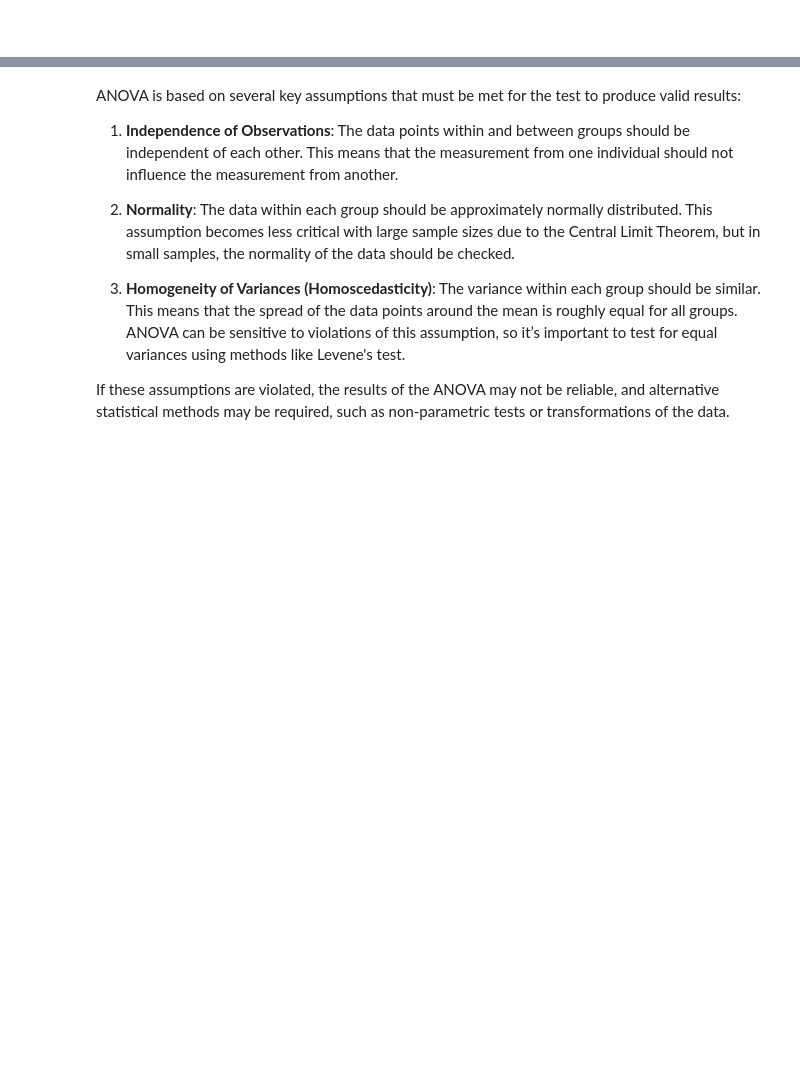
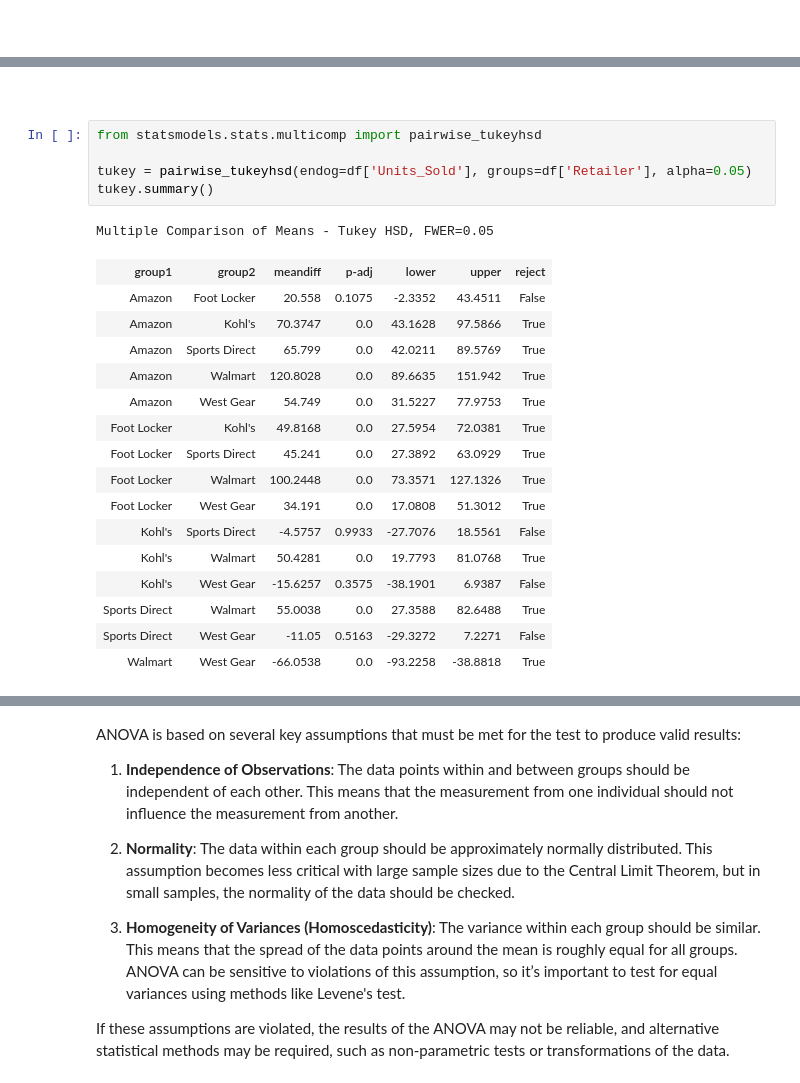
Before and after one commit to GrzegorzPus/Adidas-US-Sales-Analysis, a Jupyter notebook: ANOVA Analysis.ipynb, the cells around one changed output, grey strips where cells are left out. Drawn from its saved outputs; the diff is of its cells as text; blank space fills up the shorter version.

```diff
--- a/ANOVA Analysis.ipynb
+++ b/ANOVA Analysis.ipynb
@@ -40,0 +126,25 @@ Alternative Hypothesis (H₁): At least one group mean is different from the oth
+# %% [markdown]
+<br>
+# %%
+from statsmodels.stats.multicomp import pairwise_tukeyhsd
+
+tukey = pairwise_tukeyhsd(endog=df['Units_Sold'], groups=df['Retailer'], alpha=0.05)
+tukey.summary()
+# %% [output]
+Multiple Comparison of Means - Tukey HSD, FWER=0.05
+| group1 | group2 | meandiff | p-adj | lower | upper | reject |
+| Amazon | Foot Locker | 20.558 | 0.1075 | -2.3352 | 43.4511 | False |
+| Amazon | Kohl's | 70.3747 | 0.0 | 43.1628 | 97.5866 | True |
+| Amazon | Sports Direct | 65.799 | 0.0 | 42.0211 | 89.5769 | True |
+| Amazon | Walmart | 120.8028 | 0.0 | 89.6635 | 151.942 | True |
+| Amazon | West Gear | 54.749 | 0.0 | 31.5227 | 77.9753 | True |
+| Foot Locker | Kohl's | 49.8168 | 0.0 | 27.5954 | 72.0381 | True |
+| Foot Locker | Sports Direct | 45.241 | 0.0 | 27.3892 | 63.0929 | True |
+| Foot Locker | Walmart | 100.2448 | 0.0 | 73.3571 | 127.1326 | True |
+| Foot Locker | West Gear | 34.191 | 0.0 | 17.0808 | 51.3012 | True |
+| Kohl's | Sports Direct | -4.5757 | 0.9933 | -27.7076 | 18.5561 | False |
+| Kohl's | Walmart | 50.4281 | 0.0 | 19.7793 | 81.0768 | True |
+| Kohl's | West Gear | -15.6257 | 0.3575 | -38.1901 | 6.9387 | False |
+| Sports Direct | Walmart | 55.0038 | 0.0 | 27.3588 | 82.6488 | True |
+| Sports Direct | West Gear | -11.05 | 0.5163 | -29.3272 | 7.2271 | False |
+| Walmart | West Gear | -66.0538 | 0.0 | -93.2258 | -38.8818 | True |
```
Also changed, not shown: parts of 41 cells of this notebook.
